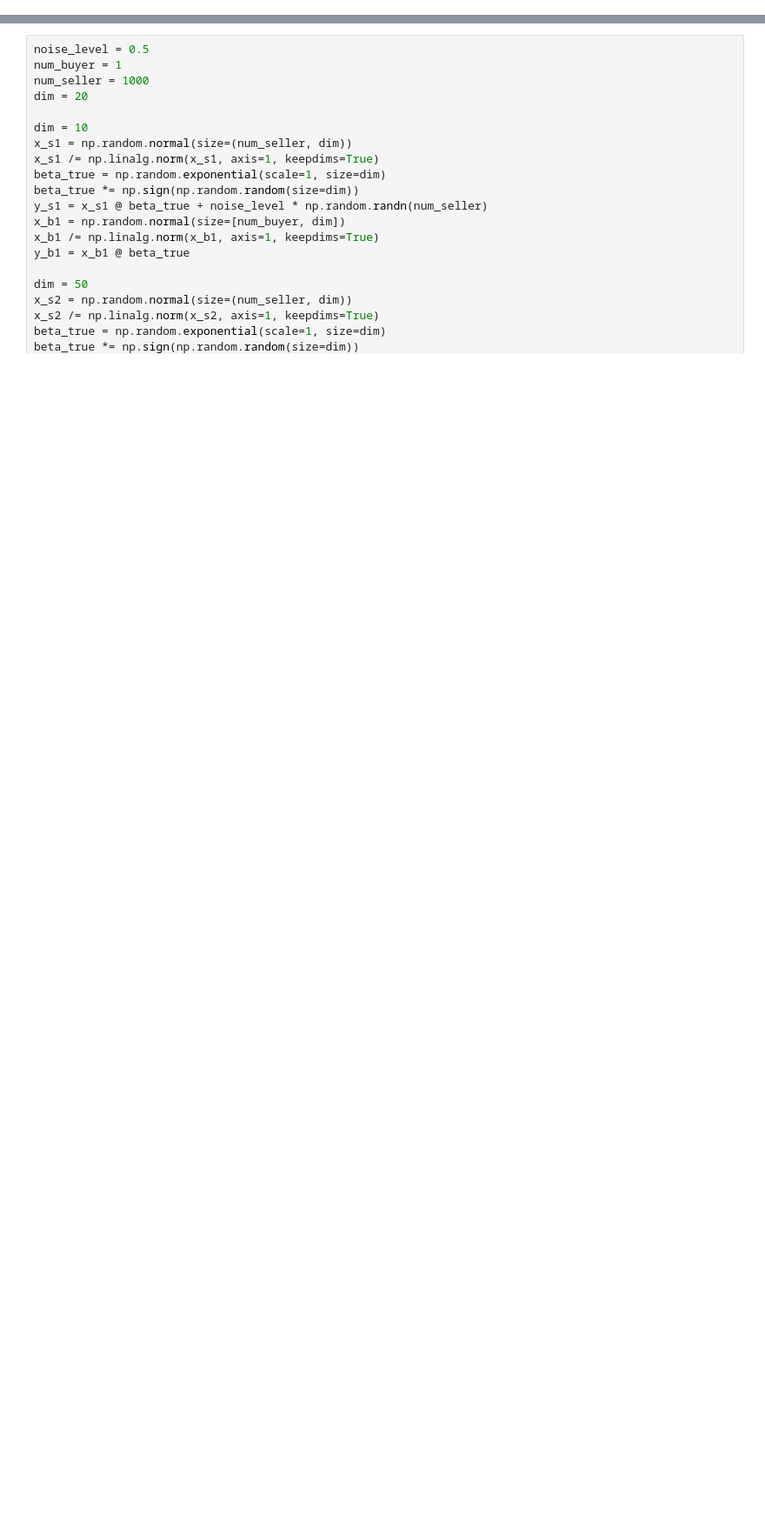
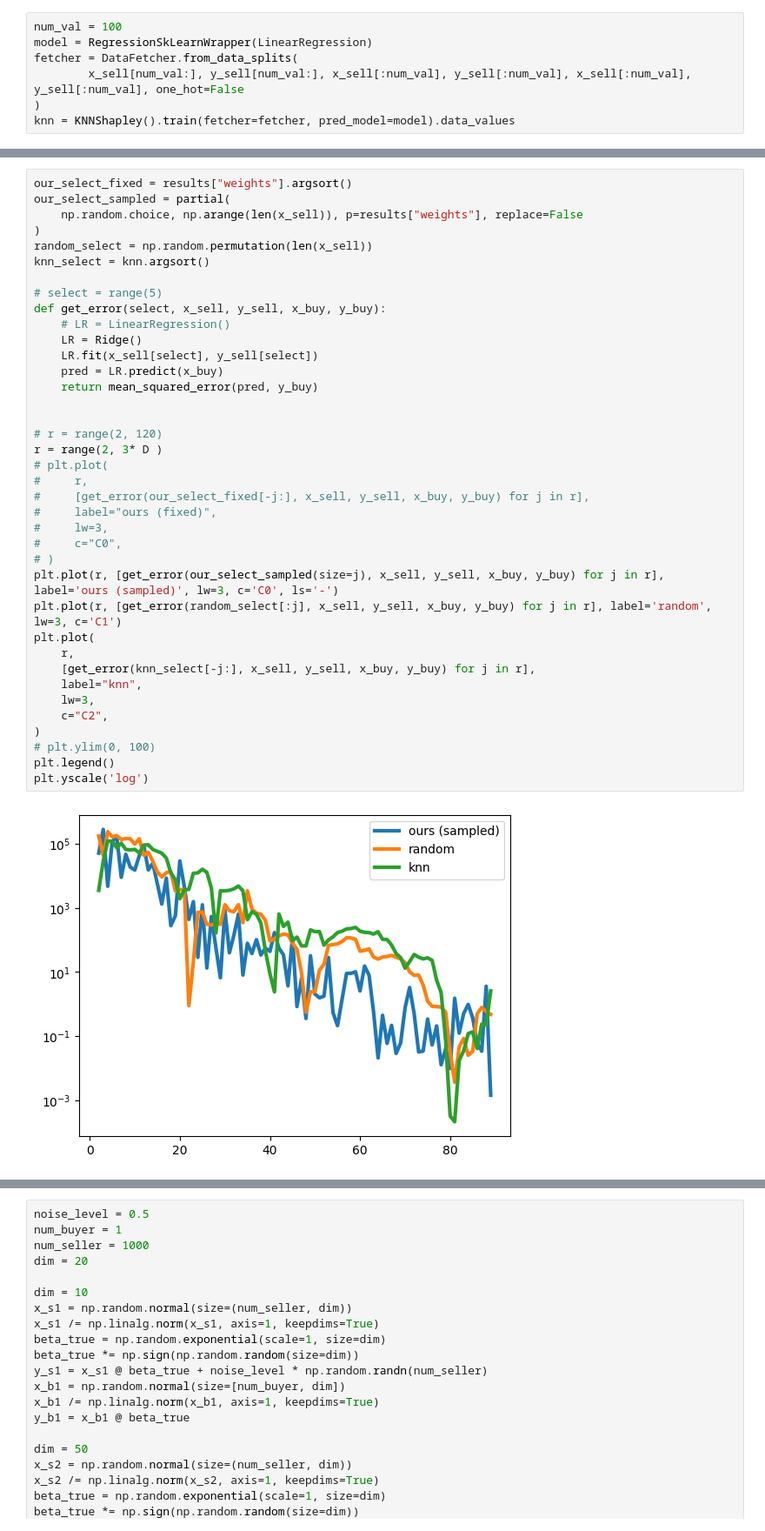
Before and after one commit to clu5/data-acquisition-via-experimental-design, a Jupyter notebook: frank-dim-sellers-low-dim.ipynb, the cells around one changed output, grey strips where cells are left out. Shown at 87% size. Cells and saved outputs as stored; diff of their text form; blank space fills up the shorter version.

```diff
--- a/frank-dim-sellers-low-dim.ipynb
+++ b/frank-dim-sellers-low-dim.ipynb
@@ -44,0 +109,7 @@ reload(frank_wolfe)
+# %%
+num_val = 100
+model = RegressionSkLearnWrapper(LinearRegression)
+fetcher = DataFetcher.from_data_splits(
+        x_sell[num_val:], y_sell[num_val:], x_sell[:num_val], y_sell[:num_val], x_sell[:num_val], y_sell[:num_val], one_hot=False
+)
+knn = KNNShapley().train(fetcher=fetcher, pred_model=model).data_values
@@ -44,0 +122,40 @@ reload(frank_wolfe)
+# %%
+our_select_fixed = results["weights"].argsort()
+our_select_sampled = partial(
+    np.random.choice, np.arange(len(x_sell)), p=results["weights"], replace=False
+)
+random_select = np.random.permutation(len(x_sell))
+knn_select = knn.argsort()
+
+# select = range(5)
+def get_error(select, x_sell, y_sell, x_buy, y_buy):
+    # LR = LinearRegression()
+    LR = Ridge()
+    LR.fit(x_sell[select], y_sell[select])
+    pred = LR.predict(x_buy)
+    return mean_squared_error(pred, y_buy)
+
+
+# r = range(2, 120)
+r = range(2, 3* D )
+# plt.plot(
+#     r,
+#     [get_error(our_select_fixed[-j:], x_sell, y_sell, x_buy, y_buy) for j in r],
+#     label="ours (fixed)",
+#     lw=3,
+#     c="C0",
+# )
+plt.plot(r, [get_error(our_select_sampled(size=j), x_sell, y_sell, x_buy, y_buy) for j in r], label='ours (sampled)', lw=3, c='C0', ls='-')
+plt.plot(r, [get_error(random_select[:j], x_sell, y_sell, x_buy, y_buy) for j in r], label='random', lw=3, c='C1')
+plt.plot(
+    r,
+    [get_error(knn_select[-j:], x_sell, y_sell, x_buy, y_buy) for j in r],
+    label="knn",
+    lw=3,
+    c="C2",
+)
+# plt.ylim(0, 100)
+plt.legend()
+plt.yscale('log')
+# %% [output]
+[figure, added]
```
Also changed, not shown: parts of 39 cells of this notebook, 10 other files.
